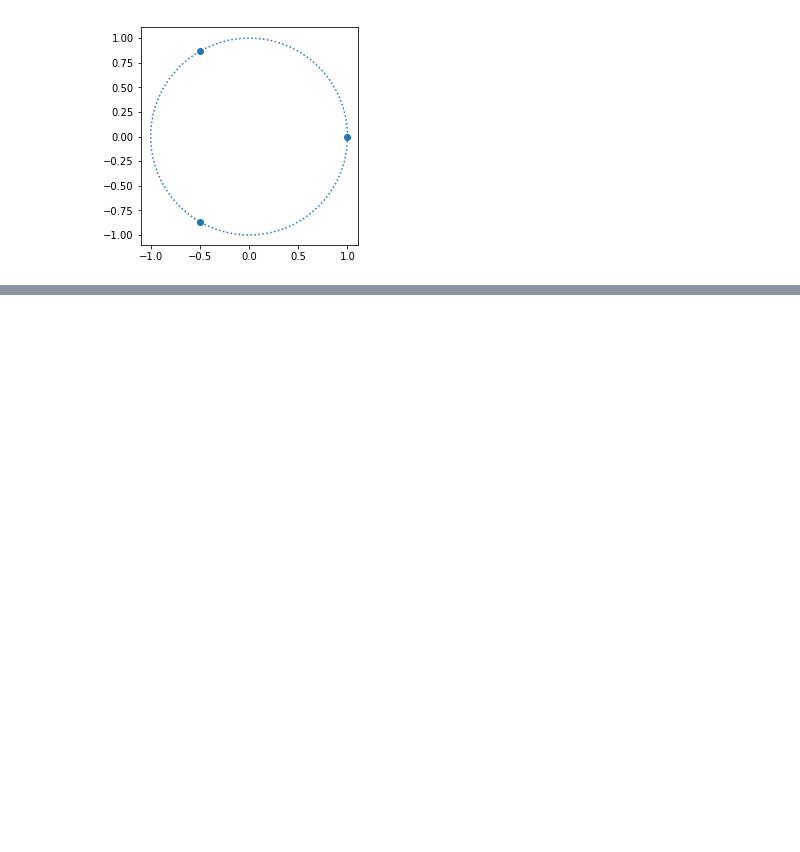
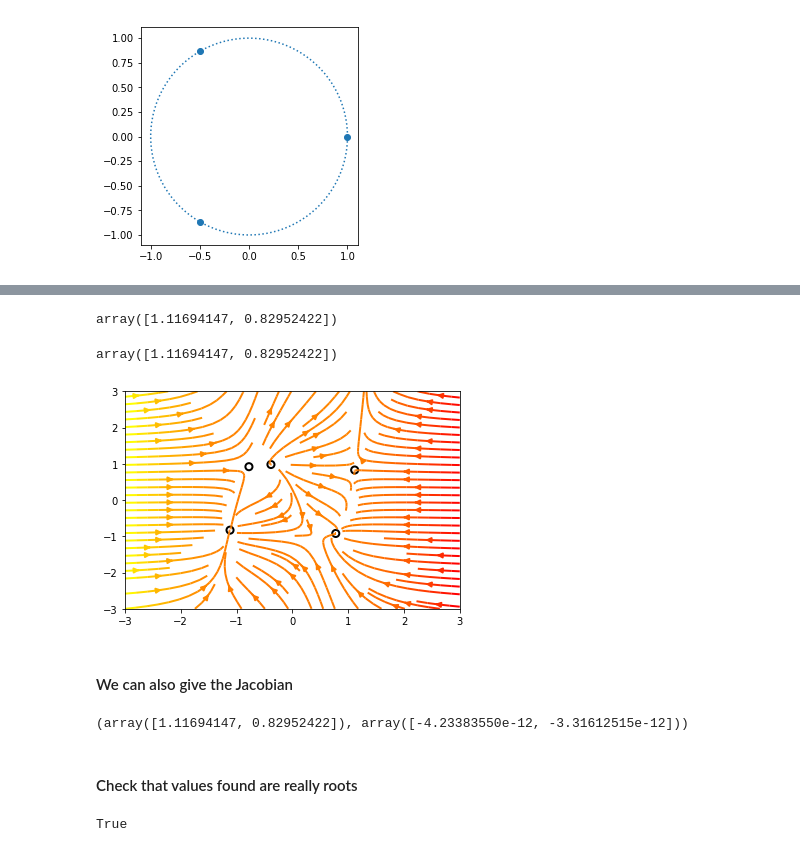
Before and after one commit to cliburn/sta-663-2018, a Jupyter notebook: notebooks/S09A_Root_Finding.ipynb, the cells around one changed output, grey strips where cells are left out. Cells and saved outputs as stored; diff of their text form; code cells hidden in the pictures; blank space fills up the shorter version.

```diff
--- a/notebooks/S09A_Root_Finding.ipynb
+++ b/notebooks/S09A_Root_Finding.ipynb
@@ -480,0 +548,33 @@ pass
+# %%
+def f(x):
+    return [x[1] - 3*x[0]*(x[0]+1)*(x[0]-1),
+            .25*x[0]**2 + x[1]**2 - 1]
+# %%
+sol = root(f, (0.5, 0.5))
+sol.x
+# %% [output]
+array([1.11694147, 0.82952422])
+# %%
+fsolve(f, (0.5, 0.5))
+# %% [output]
+array([1.11694147, 0.82952422])
+# %%
+r0 = root(f,[1,1])
+r1 = root(f,[0,1])
+r2 = root(f,[-1,1.1])
+r3 = root(f,[-1,-1])
+r4 = root(f,[2,-0.5])
+
+roots = np.c_[r0.x, r1.x, r2.x, r3.x, r4.x]
+# %%
+Y, X = np.mgrid[-3:3:100j, -3:3:100j]
+U = Y - 3*X*(X + 1)*(X-1)
+V = .25*X**2 + Y**2 - 1
+
+plt.streamplot(X, Y, U, V, color=U, linewidth=2, cmap=plt.cm.autumn)
+plt.scatter(roots[0], roots[1], s=50, c='none', edgecolors='k', linewidth=2)
+pass
+# %% [output]
+[figure, added]
+# %% [markdown]
+#### We can also give the Jacobian
@@ -480,0 +584,11 @@ pass
+# %%
+sol = root(f, (0.5, 0.5), jac=jac)
+sol.x, sol.fun
+# %% [output]
+(array([1.11694147, 0.82952422]), array([-4.23383550e-12, -3.31612515e-12]))
+# %% [markdown]
+#### Check that values found are really roots
+# %%
+np.allclose(f(sol.x), 0)
+# %% [output]
+True
```
Also changed, not shown: parts of 23 cells of this notebook, 4 other files.
